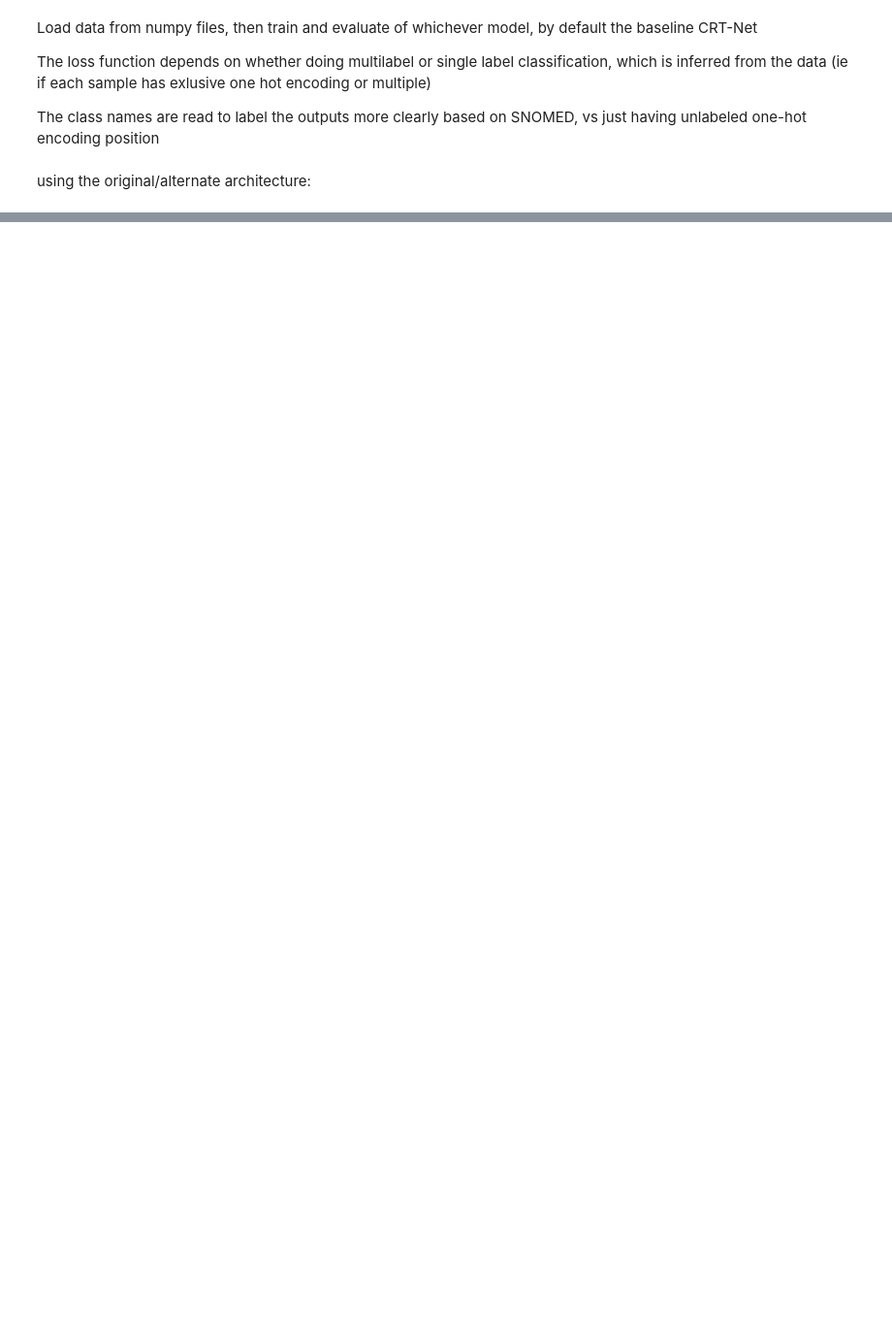
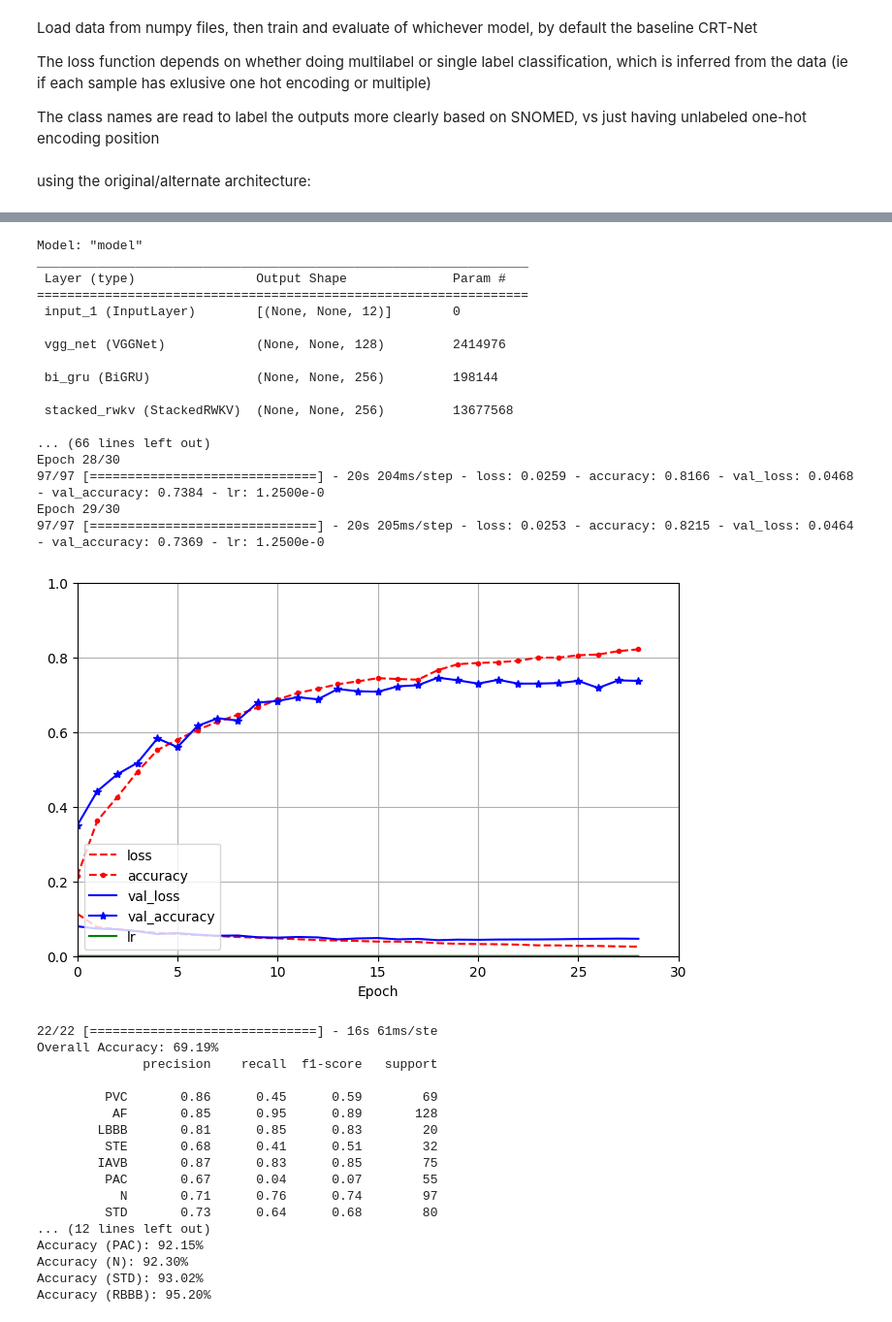
Before and after one commit to llevera/enhance_crt_net, a Jupyter notebook: crtnet-physionet.ipynb, the cells around one changed output, grey strips where cells are left out. Shown at 97% size. Cells and saved outputs as stored; diff of their text form; code cells hidden in the pictures; blank space fills up the shorter version.

Commit message:
Update with more models

```diff
--- a/crtnet-physionet.ipynb
+++ b/crtnet-physionet.ipynb
@@ -290,7 +338,7 @@ The can be run on any set of sets of PhysioNet data, including China 2018, PTB-X
 output_directory = 'data'
 input_directory = 'cpsc_2018'
 
-one_hot_encoding_labels, samples, classes = load_data(input_directory, adjust_classes_for_physionet=True, normal_class='426783006')
+one_hot_encoding_labels, samples, classes = load_data(input_directory, adjust_classes_for_physionet=True, single_label=False, normal_class='426783006')
 # save the data to a file
 np.save(os.path.join(output_directory, 'cpsc_2018_physionet_samples.npy'), samples)
 np.save(os.path.join(output_directory, 'cpsc_2018_physionet_one_hot_encoding_labels.npy'), one_hot_encoding_labels)
@@ -436,16 +565,16 @@ stopping = keras.callbacks.EarlyStopping(monitor='val_loss', patience=10, restor
 reduce_lr = keras.callbacks.ReduceLROnPlateau(monitor='val_loss', factor=0.5, patience=4, min_lr=0.00001)
 
 # load the data from the file
-samples = np.load(os.path.join("data", 'cpsc_2018_crtnet_samples.npy'))
-one_hot_encoding_labels = np.load(os.path.join("data", 'cpsc_2018_crtnet_one_hot_encoding_labels.npy'))
-classes = np.load(os.path.join("data", 'cpsc_2018_crtnet_classes.npy'))
+samples = np.load(os.path.join("data", 'cpsc_2018_crtnet_multilabel_samples.npy'))
+one_hot_encoding_labels = np.load(os.path.join("data", 'cpsc_2018_crtnet_multilabel_one_hot_encoding_labels.npy'))
+classes = np.load(os.path.join("data", 'cpsc_2018_crtnet_multilabel_classes.npy'))
 
 is_multilabel = any(sum(row) > 1 for row in one_hot_encoding_labels)
 
 use_alternate = True # if True: leaky ReLU (alpha=0.3); dropout (rate=0.2); max pos encoding = 2048; SeLU activation on pre-output
 initial_learning_rate = 0.0001
 
-create_crtnet_method = create_crtnet_alternate if use_alternate else create_crtnet_original
+create_crtnet_method = create_crtnet_rwkv# create_crtnet_alternate if use_alternate else create_crtnet_original
 model = create_crtnet_method(
     number_of_leads=samples.shape[2],
     num_classes=one_hot_encoding_labels.shape[1],
@@ -466,3 +595,4 @@ train_and_evaluate_model(
     multilabel=is_multilabel,
     style=["r--", "r--.", "b-", "b-*", "g-", "g-*"] # has f1 score so add green line for this
 )
+# %% [output]
@@ -468,0 +616,35 @@ train_and_evaluate_model(
+Model: "model"
+_________________________________________________________________
+ Layer (type)                Output Shape              Param #
+=================================================================
+ input_1 (InputLayer)        [(None, None, 12)]        0
+
+ vgg_net (VGGNet)            (None, None, 128)         2414976
+
+ bi_gru (BiGRU)              (None, None, 256)         198144
+
+ stacked_rwkv (StackedRWKV)  (None, None, 256)         13677568
+
+... (66 lines left out)
+Epoch 28/30
+97/97 [==============================] - 20s 204ms/step - loss: 0.0259 - accuracy: 0.8166 - val_loss: 0.0468 - val_accuracy: 0.7384 - lr: 1.2500e-0
+Epoch 29/30
+97/97 [==============================] - 20s 205ms/step - loss: 0.0253 - accuracy: 0.8215 - val_loss: 0.0464 - val_accuracy: 0.7369 - lr: 1.2500e-0
+[figure, added]
+22/22 [==============================] - 16s 61ms/ste
+Overall Accuracy: 69.19%
+              precision    recall  f1-score   support
+
+         PVC       0.86      0.45      0.59        69
+          AF       0.85      0.95      0.89       128
+        LBBB       0.81      0.85      0.83        20
+         STE       0.68      0.41      0.51        32
+        IAVB       0.87      0.83      0.85        75
+         PAC       0.67      0.04      0.07        55
+           N       0.71      0.76      0.74        97
+         STD       0.73      0.64      0.68        80
+... (12 lines left out)
+Accuracy (PAC): 92.15%
+Accuracy (N): 92.30%
+Accuracy (STD): 93.02%
+Accuracy (RBBB): 95.20%
```
Also changed, not shown: parts of 6 cells of this notebook.
